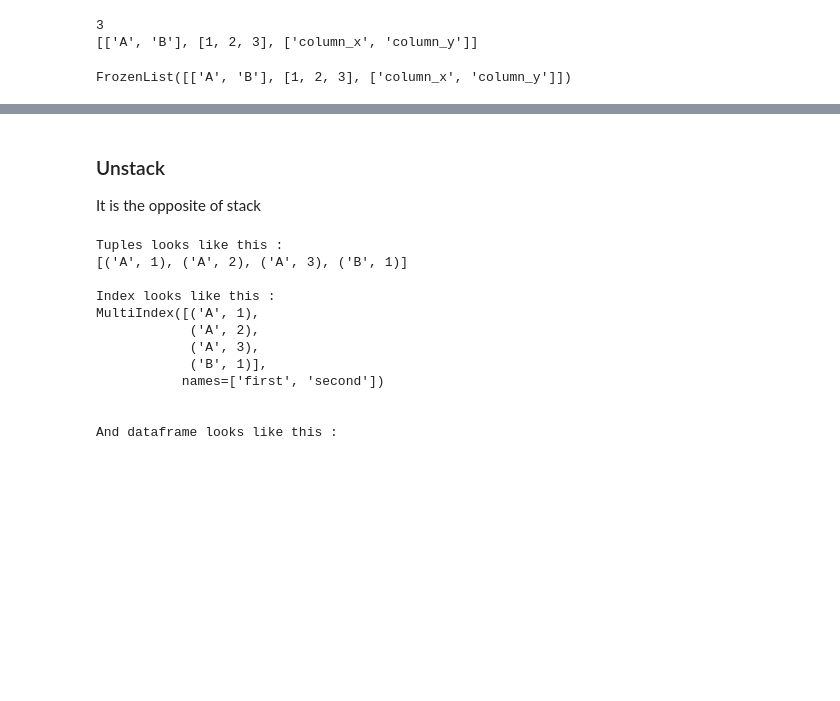
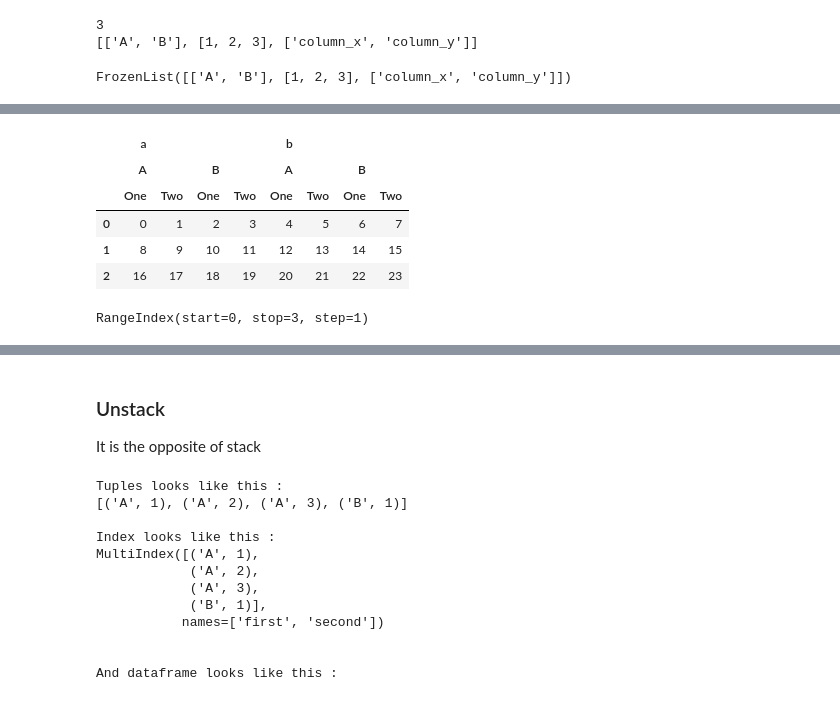
Before and after one commit to EvaMaeRey/python_data_manipulation, a Jupyter notebook: pyFlipbook_Suraj/Python resahpes/Python melt, stack.ipynb, the cells around one changed output, grey strips where cells are left out. Saved outputs shown, nothing was run; the diff lists cells and outputs as text; code cells hidden in the pictures; blank space fills up the shorter version.

```diff
--- a/pyFlipbook_Suraj/Python resahpes/Python melt, stack.ipynb
+++ b/pyFlipbook_Suraj/Python resahpes/Python melt, stack.ipynb
@@ -353,0 +443,15 @@ FrozenList([['A', 'B'], [1, 2, 3], ['column_x', 'column_y']])
+# %%
+index = pd.MultiIndex.from_product([['a', 'b'], ['A', 'B'], ['One', 'Two']])
+df = pd.DataFrame(np.arange(24).reshape(3, 8), columns=index)
+df
+# %% [output]
+|  | a |  |  |  | b |  |  |  |
+|  | A |  | B |  | A |  | B |  |
+|  | One | Two | One | Two | One | Two | One | Two |
+| 0 | 0 | 1 | 2 | 3 | 4 | 5 | 6 | 7 |
+| 1 | 8 | 9 | 10 | 11 | 12 | 13 | 14 | 15 |
+| 2 | 16 | 17 | 18 | 19 | 20 | 21 | 22 | 23 |
+# %%
+df.index
+# %% [output]
+RangeIndex(start=0, stop=3, step=1)
```
Also changed, not shown: parts of 13 cells of this notebook, 9 other files.
